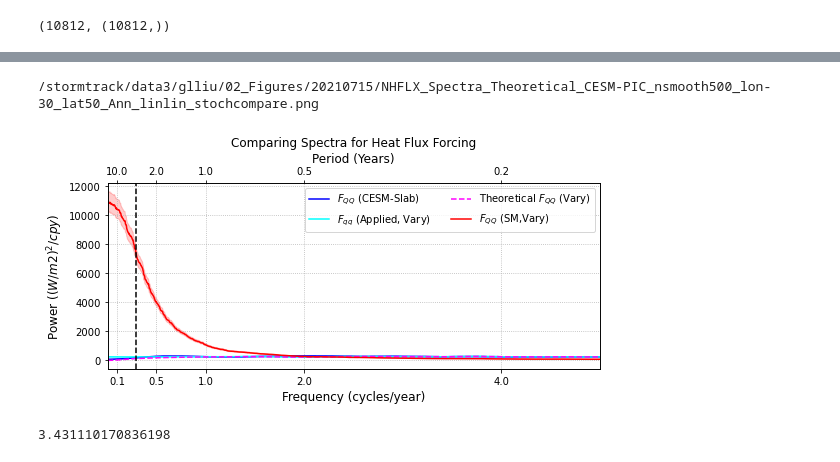
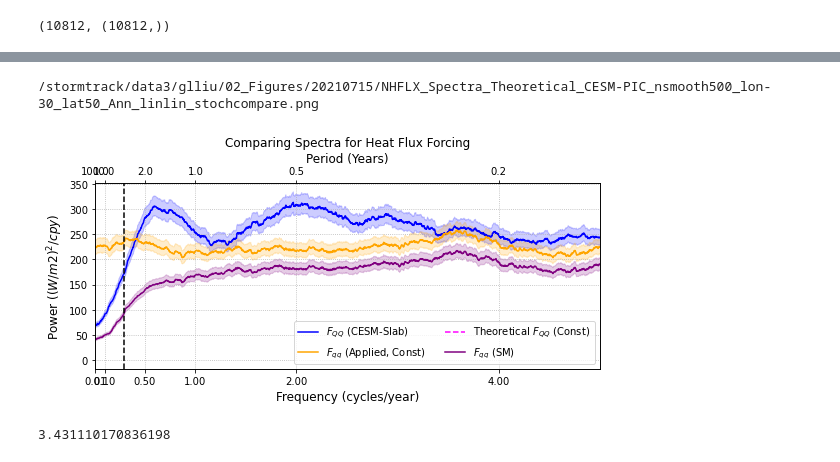
Before and after one commit to glennliu265/stochmod, a Jupyter notebook: analysis/compare_spectra_theoretical.ipynb, the cells around one changed output, grey strips where cells are left out. Cells and saved outputs as stored; diff of their text form; code cells hidden in the pictures.

Commit message:
Solved issue with mismatch between theoretical and SM Q spectra

```diff
--- a/analysis/compare_spectra_theoretical.ipynb
+++ b/analysis/compare_spectra_theoretical.ipynb
@@ -197,11 +197,19 @@ else:
 # %%
 # Take average lambda and convert to 1/sec
 # Calculate stochastic timeseries
+avg_first = False
+
 
 #lbd_avg = lbd.mean()
 lbd_mon    = lbd/(rho*cp0*mld)
 lbd_pt     = lbd
-lbd_avg    = lbd_pt.mean() / (rho*cp0*mld.mean())
+
+if avg_first:
+    lbd_avg    = lbd_pt.mean() / (rho*cp0*mld.mean())
+else:
+    lbd_avg    = lbd_mon.mean()
+
+
 lbd_winter = (lbd_pt[[1,11,0]] / (rho*cp0*mld[[1,11,0]])).mean()
 lbd_summer = (lbd_pt[[5,6,7]] / (rho*cp0*mld[[5,6,7]])).mean()
 
@@ -210,8 +218,6 @@ randts  = np.random.normal(0,1,ntime)
 q_mon   = randts * np.tile(alpha,int(Qa.shape[0]/12))
 q_avg   = randts * alpha.mean()
 
-
-
 print("lbd_avg^-1 is %.3f months" % (1/(lbd_avg*3600*24*30)))
 print("lbd_winter^-1 is %.3f months" % (1/(lbd_winter*3600*24*30)))
 print("lbd_summer^-1 is %.3f months" % (1/(lbd_summer*3600*24*30)))
@@ -892,8 +931,6 @@ print(np.exp(-lbd_in*dt))
 # Prepare for spectra calculation
 
 usesaved = False # Set to true to used loaded data from synth_stochmod_spectra
-
-
 
 if usesaved:
     stochspec0 = [sst[model],dmp[model],frc[model]]
@@ -907,6 +944,7 @@ for varss in stochspec0: # Convert back by multiplying by rho cp h
     stochspec.append(vin)
     print(np.var(vin))
 
-
+stochspec.append(Q)
+print(np.var(stochspec[-1]))
 stochspec[1].shape
 # %% [output]
@@ -957,7 +997,7 @@ Warning, window does not sum to 1!
 
 # Plotting Params
 plotdt = 3600*24*365
-xtick  = [1/10,1/2,1,2,4]
+xtick  = [1/100,1/10,1/2,1,2,4]
 #ylm    = [-.01,.5]
 xlm    = [5e-3,5]
 titles = ("Varying Damping and Forcing (Levels 1-3)",
@@ -973,7 +1013,7 @@ stnames  = ["$F_{QQ}$ (SM,Vary)","$F_{damping}$ (SM)","$F_{qq}$ (SM)"]
 
 fig,ax = plt.subplots(1,1,figsize=(8,4))
 
-for n in [1,3]:
+for n in [1,2]:
     ax.plot(freqs[n]*plotdt,specs[n]/plotdt,color=ecolors[n],label=enames[n])
 
     if plotconf:
@@ -983,11 +1023,11 @@ for n in [1,3]:
                                        alpha=0.20,color=ecolors[n],
                                        label="")
 
-#ax.plot(omega*plotdt,Qth_avg/plotdt,color="r",ls='dashed',label="Theoretical $F_{QQ}$ (Const)")
-ax.plot(omega*plotdt,Qth_mon/plotdt,color="magenta",ls='dashed',label="Theoretical $F_{QQ}$ (Vary)")
+ax.plot(omega*plotdt,Qth_avg/plotdt,color="magenta",ls='dashed',label="Theoretical $F_{QQ}$ (Const)")
+#ax.plot(omega*plotdt,Qth_mon/plotdt,color="magenta",ls='dashed',label="Theoretical $F_{QQ}$ (Vary)")
 
 
-for n in [0]:
+for n in [-1]:
     ax.plot(stfreqs[n]*plotdt,stspecs[n]/plotdt,color=stcolors[n],label=stnames[n])
 
     if plotconf:
@@ -1003,34 +1043,34 @@ ax.axvline(freqs[3][khalf]*plotdt,color='k',ls='dashed')
 
 # Set Labels
 ax.set_ylabel("Power ($(W/m2)^{2} / cpy$)",fontsize=12)
 ax.set_xlabel("Frequency (cycles/year)",fontsize=12)
 htax = viz.twin_freqaxis(ax,freqs[1],"Years",plotdt,mode='lin-lin',xtick=xtick)
 
 # Set upper x-axis ticks
 xtick2 = htax.get_xticks()
 xtkl = ["%.1f" % (1/x) for x in xtick2]
 htax.set_xticklabels(xtkl)
 
 # Set axis limits
 ax.set_xlim(xlm)
 htax.set_xlim(xlm)
 #ax.set_ylim([0,1000])
 # ax.set_ylim(ylm)
 # htax.set_ylim(ylm)
 
 ax.legend(fontsize=10,ncol=2)
 #ax.set_title(titles[i])
 
 locstring= "30W, 50N"
 ax.set_title("Comparing Spectra for Heat Flux Forcing")
 ax.grid(True,which='both',ls='dotted')
 plt.tight_layout()
 
 plt.savefig("%sNHFLX_Spectra_Theoretical_CESM-PIC_nsmooth%i_lon-30_lat50_Ann_linlin_stochcompare.png"%(outpath,nsmooth[1]),dpi=200)
 print("%sNHFLX_Spectra_Theoretical_CESM-PIC_nsmooth%i_lon-30_lat50_Ann_linlin_stochcompare.png"%(outpath,nsmooth[1]))
 # %% [output]
 /stormtrack/data3/glliu/02_Figures/20210715/NHFLX_Spectra_Theoretical_CESM-PIC_nsmooth500_lon-30_lat50_Ann_linlin_stochcompare.png
-[figure, old version]
+[figure, new version]
 # %%
 #plt.plot(specs[3]/Qth_mon)
 specs[3].mean()/plotdt
```
Also changed, not shown: parts of 33 cells of this notebook.
